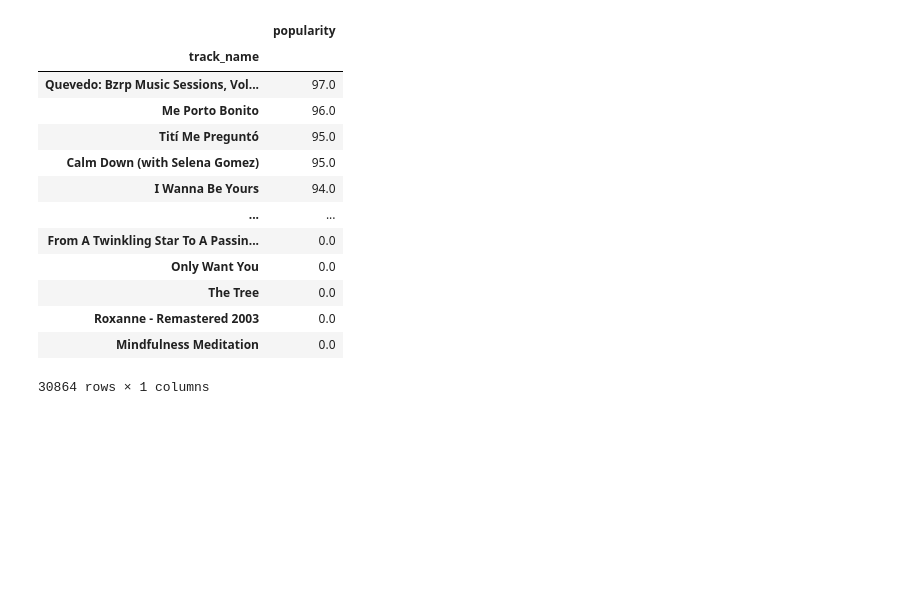
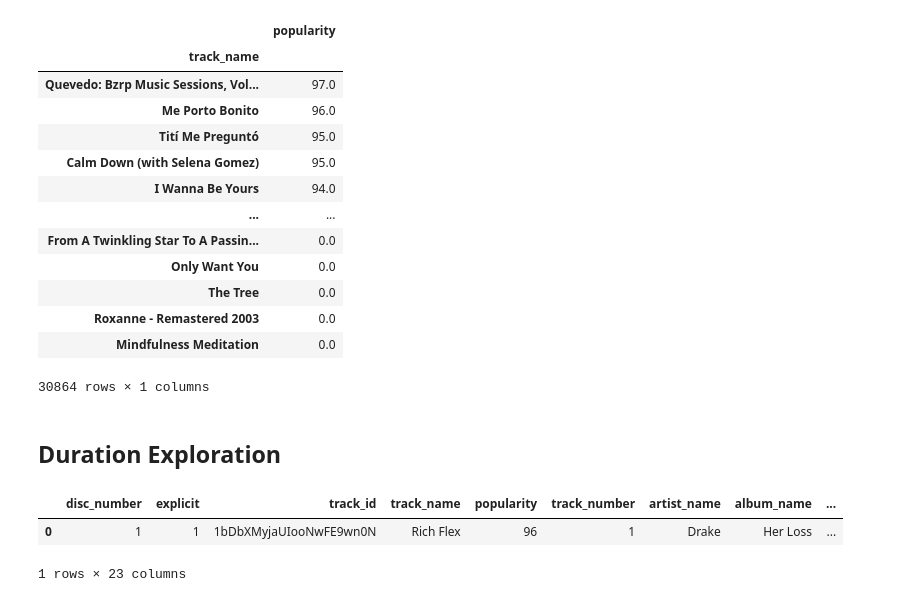
Before and after one commit to mase-git/spotrend, a Jupyter notebook: notebooks/2_data_exploration.ipynb, the cells around one changed output. Cells and saved outputs as stored; diff of their text form; code cells hidden in the pictures; blank space fills up the shorter version.

```diff
--- a/notebooks/2_data_exploration.ipynb
+++ b/notebooks/2_data_exploration.ipynb
@@ -453,3 +453,11 @@ pivot_track.sort_values(by=['popularity'], ascending=False)
 | Roxanne - Remastered 2003 | 0.0 |
 | Mindfulness Meditation | 0.0 |
 30864 rows × 1 columns
+# %% [markdown]
+## Duration Exploration
+# %%
+df.head(1)
+# %% [output]
+|  | disc_number | explicit | track_id | track_name | popularity | track_number | artist_name | album_name | ... |
+| 0 | 1 | 1 | 1bDbXMyjaUIooNwFE9wn0N | Rich Flex | 96 | 1 | Drake | Her Loss | ... |
+1 rows × 23 columns
```
Also changed, not shown: parts of 11 cells of this notebook, 4 other files.
